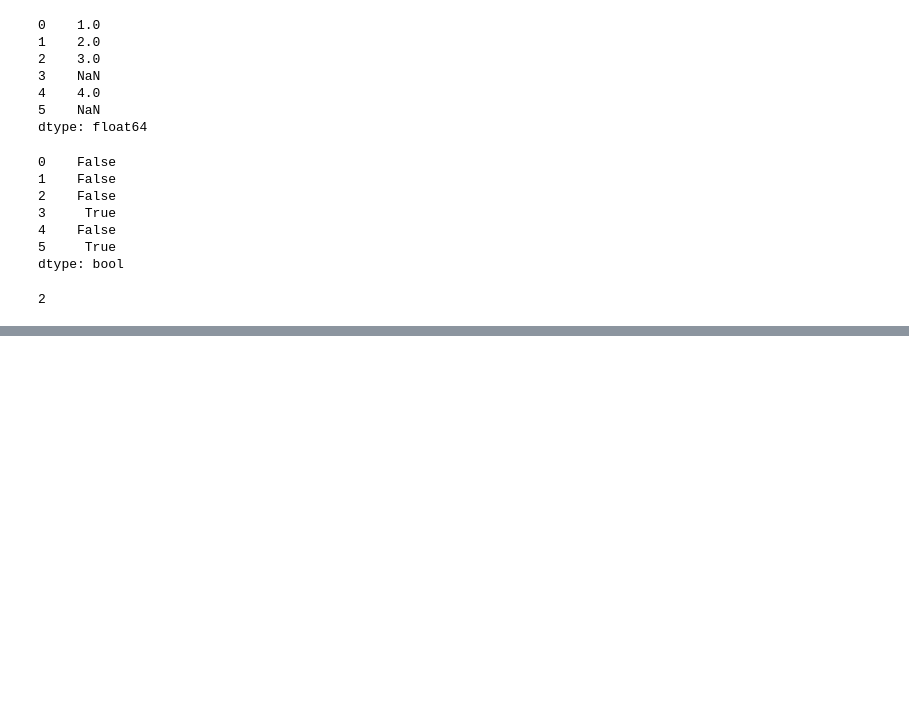
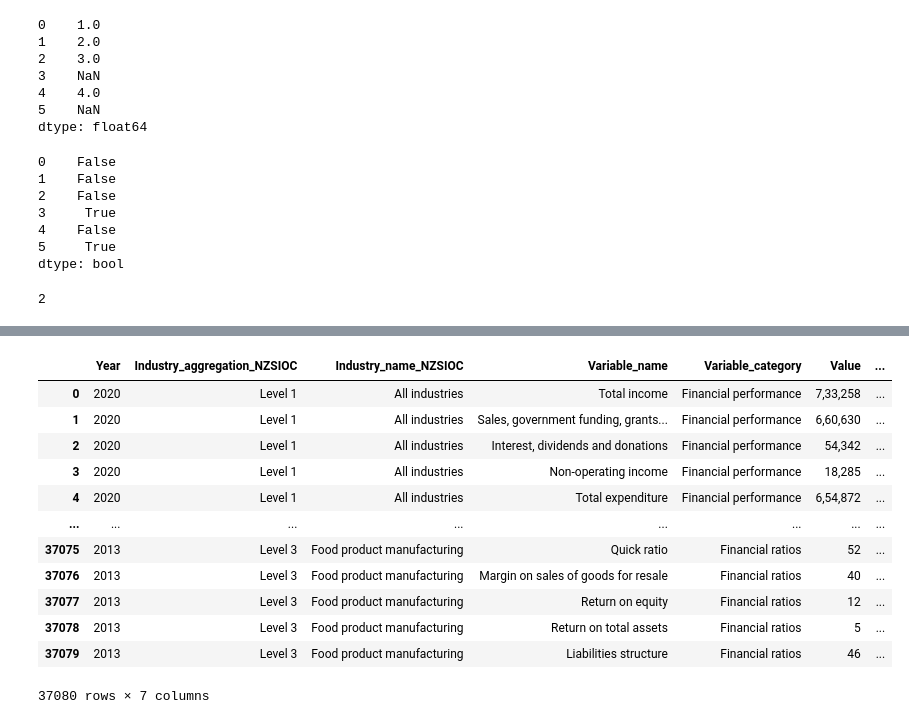
Before and after one commit to Subharanjan-Sahoo/ML, a Jupyter notebook: Pandas/Handling_Missing_Value.ipynb, the cells around one changed output, grey strips where cells are left out. Drawn from its saved outputs; the diff is of its cells as text; code cells hidden in the pictures; blank space fills up the shorter version.

Commit message:
Add some command in Handling Missing Values

```diff
--- a/Pandas/Handling_Missing_Value.ipynb
+++ b/Pandas/Handling_Missing_Value.ipynb
@@ -202,0 +238,16 @@ sr.isnull().sum()
+# %%
+df.dropna(axis = 1)
+# %% [output]
+|  | Year | Industry_aggregation_NZSIOC | Industry_name_NZSIOC | Variable_name | Variable_category | Value | ... |
+| 0 | 2020 | Level 1 | All industries | Total income | Financial performance | 7,33,258 | ... |
+| 1 | 2020 | Level 1 | All industries | Sales, government funding, grants... | Financial performance | 6,60,630 | ... |
+| 2 | 2020 | Level 1 | All industries | Interest, dividends and donations | Financial performance | 54,342 | ... |
+| 3 | 2020 | Level 1 | All industries | Non-operating income | Financial performance | 18,285 | ... |
+| 4 | 2020 | Level 1 | All industries | Total expenditure | Financial performance | 6,54,872 | ... |
+| ... | ... | ... | ... | ... | ... | ... | ... |
+| 37075 | 2013 | Level 3 | Food product manufacturing | Quick ratio | Financial ratios | 52 | ... |
+| 37076 | 2013 | Level 3 | Food product manufacturing | Margin on sales of goods for resale | Financial ratios | 40 | ... |
+| 37077 | 2013 | Level 3 | Food product manufacturing | Return on equity | Financial ratios | 12 | ... |
+| 37078 | 2013 | Level 3 | Food product manufacturing | Return on total assets | Financial ratios | 5 | ... |
+| 37079 | 2013 | Level 3 | Food product manufacturing | Liabilities structure | Financial ratios | 46 | ... |
+37080 rows × 7 columns
```
Also changed, not shown: parts of 8 cells of this notebook.
